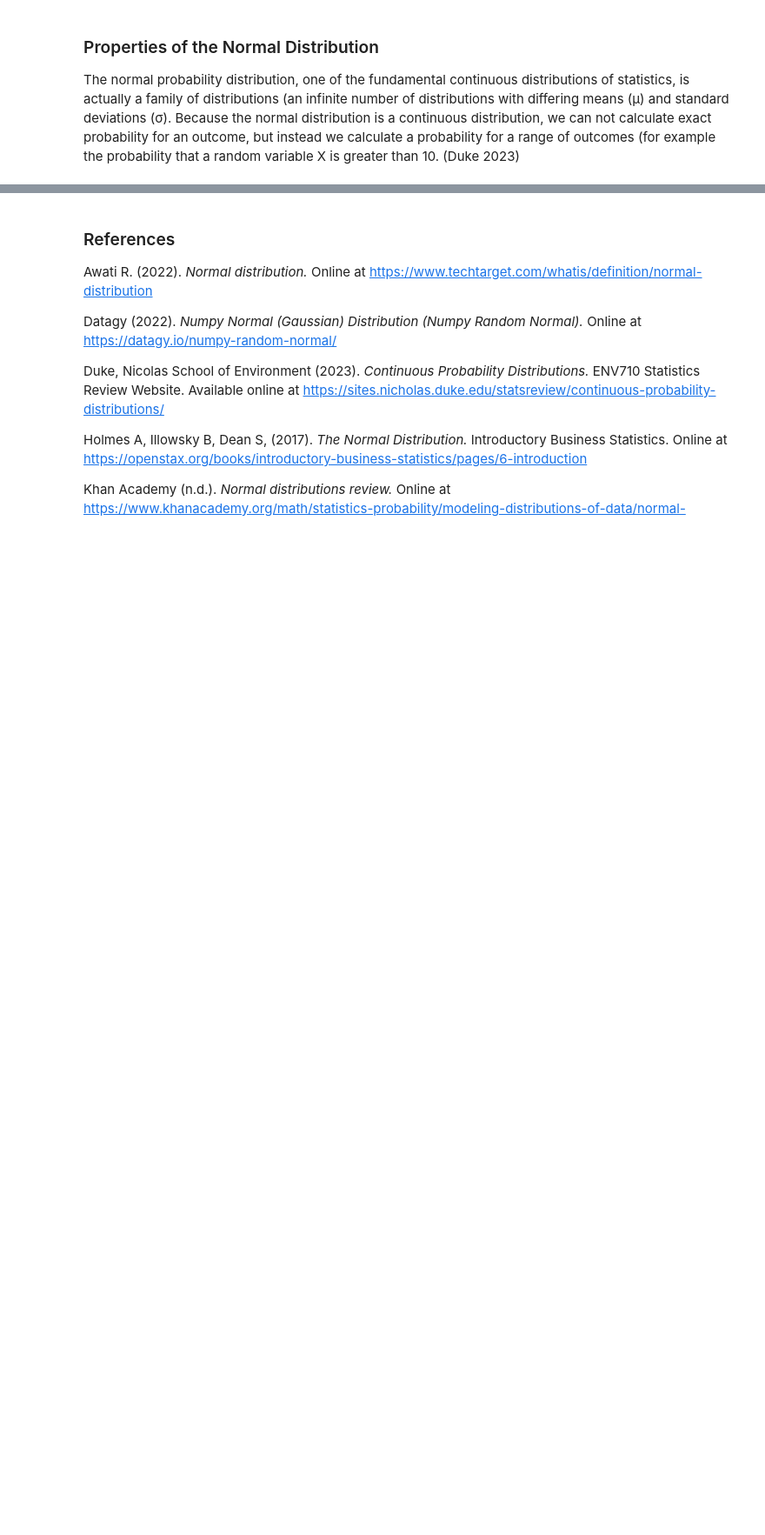
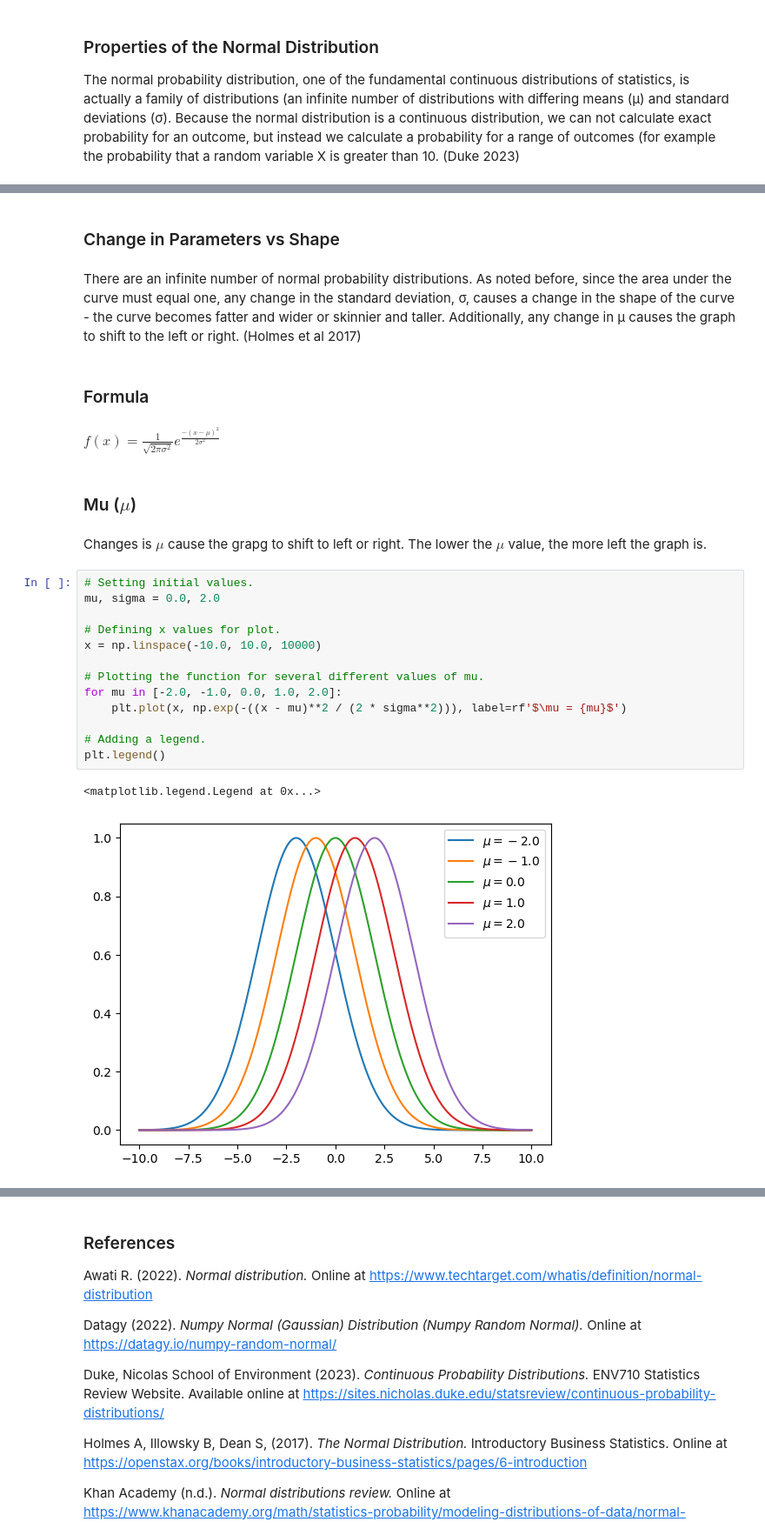
Before and after one commit to dariairad/fda-project1, a Jupyter notebook: 06-normalDistribution.ipynb, the cells around one changed output, grey strips where cells are left out. Shown at 87% size. Drawn from its saved outputs; the diff is of its cells as text; blank space fills up the shorter version.

```diff
--- a/06-normalDistribution.ipynb
+++ b/06-normalDistribution.ipynb
@@ -98 +114,29 @@ The curve is symmetric about a vertical line drawn through the mean, μ. The mea
+# %% [markdown]
+### Change in Parameters vs Shape
+# %% [markdown]
+There are an infinite number of normal probability distributions. As noted before, since the area under the curve must equal one, any change in the standard deviation, σ, causes a change in the shape of the curve - the curve becomes fatter and wider or skinnier and taller. Additionally, any change in μ causes the graph to shift to the left or right. (Holmes et al 2017)
+# %% [markdown]
+### Formula
+# %% [markdown]
+$f(x) = \frac{1}{\sqrt{2\pi\sigma^2}}e^\frac{-(x-\mu)^2}{2\sigma^2}$
+# %% [markdown]
+### Mu ($\mu$)
+# %% [markdown]
+Changes is $\mu$ cause the grapg to shift to left or right. The lower the $\mu$ value, the more left the graph is.
+# %%
+# Setting initial values.
+mu, sigma = 0.0, 2.0
+
+# Defining x values for plot.
+x = np.linspace(-10.0, 10.0, 10000)
+
+# Plotting the function for several different values of mu.
+for mu in [-2.0, -1.0, 0.0, 1.0, 2.0]:
+    plt.plot(x, np.exp(-((x - mu)**2 / (2 * sigma**2))), label=rf'$\mu = {mu}$')
+
+# Adding a legend.
+plt.legend()
+# %% [output]
+<matplotlib.legend.Legend at 0x...>
+[figure, added]
 # %% [markdown]
```
Also changed, not shown: parts of 9 cells of this notebook, 1 other file.
